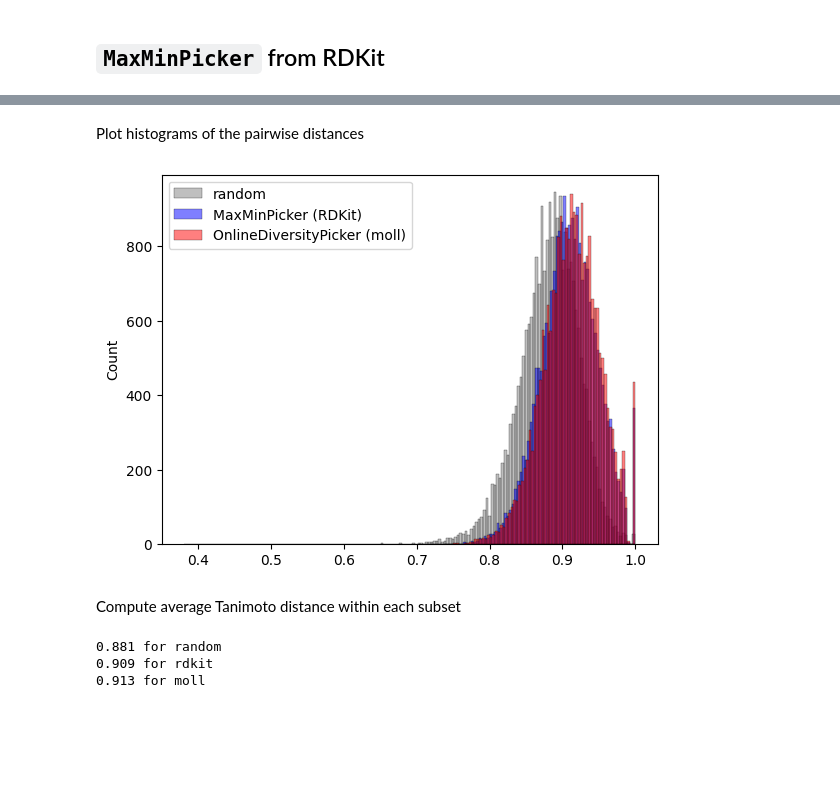
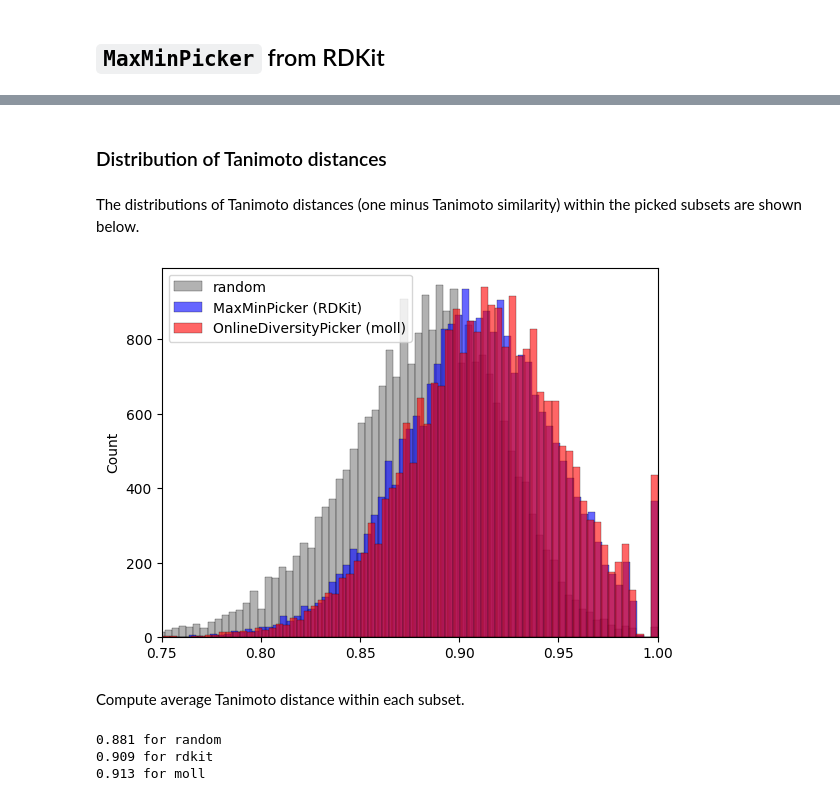
Before and after one commit to vsheg/moll, a Jupyter notebook: notebooks/chembl-1-percent.ipynb, the cells around one changed output, grey strips where cells are left out. Cells and saved outputs as stored; diff of their text form; code cells hidden in the pictures; blank space fills up the shorter version.

```diff
--- a/notebooks/chembl-1-percent.ipynb
+++ b/notebooks/chembl-1-percent.ipynb
@@ -230,0 +212,6 @@ fps_moll = jnp.array(fps_moll, dtype=bool)
+# %%
+def dists(fps):
+    """
+    Compute shifted Tanimoto distances between fingerprints.
+    """
+    return jax.vmap(one_minus_tanimoto)(fps[:-1], fps[1:])
@@ -230,0 +220,3 @@ fps_moll = jnp.array(fps_moll, dtype=bool)
+# %%
+picked_moll = jnp.array(picker.points)
+dists_moll = dists(picked_moll)
@@ -230,0 +225,3 @@ fps_moll = jnp.array(fps_moll, dtype=bool)
+# %%
+picked_rdkit = jnp.array([fps[i] for i in picked_idxs_rdkit])
+dists_rdkit = dists(picked_rdkit)
@@ -231,8 +232,7 @@ fps_moll = jnp.array(fps_moll, dtype=bool)
 # %%
-fps_subset_orgiginal = jax.random.choice(
-    jax.random.PRNGKey(42), fps_moll, shape=(N_MOL_TO_PICK,), replace=False
+key = jax.random.PRNGKey(42)
+picked_idxs_random = jax.random.choice(
+    key, len(fps), shape=(N_MOL_TO_PICK,), replace=False
 )
-
-fps_subset_moll = picker.points
-
-fps_subset_rdkit = [fps_rdkit[i] for i in picked_idxs_rdkit]
+picked_random = jnp.array([fps[i] for i in picked_idxs_random])
+dists_random = dists(picked_random)
@@ -252,16 +239,17 @@ tanimoto_moll = jax.vmap(one_minus_tanimoto)(fps_subset_moll[:-1], fps_subset_mo
-# %% [markdown]
-Plot histograms of the pairwise distances
+# %% [markdown]
+### Distribution of Tanimoto distances
+# %% [markdown]
+The distributions of Tanimoto distances (one minus Tanimoto similarity) within the picked subsets are shown below.
 # %%
-sns.histplot(tanimoto_original, label="random", alpha=0.5, color="gray")
-sns.histplot(tanimoto_rdkit, label="MaxMinPicker (RDKit)", alpha=0.5, color="blue")
-sns.histplot(
-    tanimoto_moll, label="OnlineDiversityPicker (moll)", alpha=0.5, color="red"
-)
+sns.histplot(dists_random, label="random", alpha=0.6, color="gray")
+sns.histplot(dists_rdkit, label="MaxMinPicker (RDKit)", alpha=0.6, color="blue")
+sns.histplot(dists_moll, label="OnlineDiversityPicker (moll)", alpha=0.6, color="red")
+plt.xlim(0.75, 1)
 plt.legend()
 plt.show()
 # %% [output]
-[figure, old version]
+[figure, new version]
 # %% [markdown]
-Compute average Tanimoto distance within each subset
+Compute average Tanimoto distance within each subset.
 # %%
 results = {
```
Also changed, not shown: parts of 46 cells of this notebook, 15 other files.
